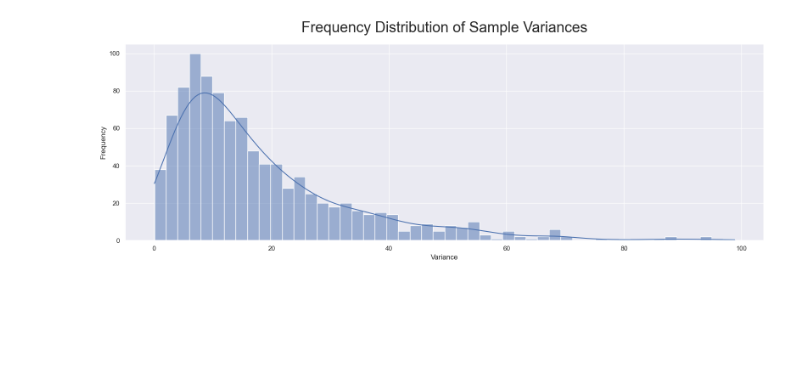
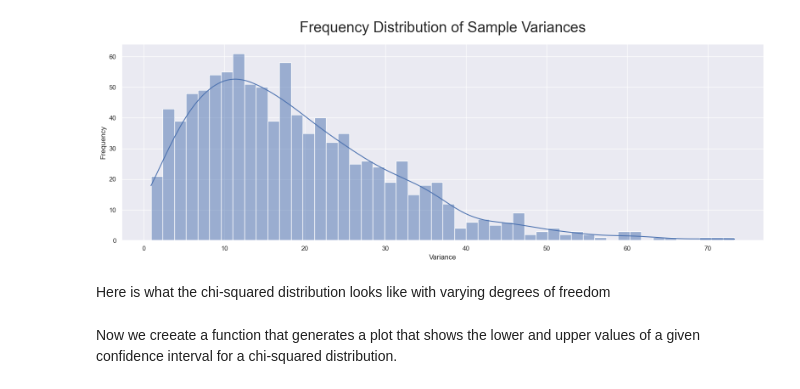
Before and after one commit to yohman/23-2-Reitaku-Stats-B, a Jupyter notebook: Week12/w12.ipynb, the cells around one changed output. Saved outputs shown, nothing was run; the diff lists cells and outputs as text; code cells hidden in the pictures; blank space fills up the shorter version.

```diff
--- a/Week12/w12.ipynb
+++ b/Week12/w12.ipynb
@@ -99,29 +110,26 @@ plt.show()
 # %%
-import seaborn as sns
-import matplotlib.pyplot as plt
+def plot_sample_variances(sample_size=4, num_samples=1000):
+    sample_variances = []
 
-# Set the theme
-sns.set_theme()
+    for _ in range(num_samples):
+        sample = np.random.choice(maguro_weight, size=sample_size)
+        sample_variance = np.var(sample)
+        sample_variances.append(sample_variance)
 
-sample_variances = []
-sample_size = 4
-num_samples = 1000
-
-for _ in range(num_samples):
-    sample = np.random.choice(maguro_weight, size=sample_size)
-    sample_variance = np.var(sample)
-    sample_variances.append(sample_variance)
-
-# Create the plot
-plt.figure(figsize=(16, 6))  # Set the plot width to 100%
-sns.histplot(sample_variances, bins=50, kde=True)  # Add kde=True to draw the KDE line
-plt.xlabel('Variance')
-plt.ylabel('Frequency')
-plt.title('Frequency Distribution of Sample Variances', fontsize=25,pad=20)
-plt.tight_layout()
-plt.show()
+    # Create the plot
+    plt.figure(figsize=(16, 6))  # Set the plot width to 100%
+    sns.histplot(sample_variances, bins=50, kde=True)  # Add kde=True to draw the KDE line
+    plt.xlabel('Variance')
+    plt.ylabel('Frequency')
+    plt.title('Frequency Distribution of Sample Variances', fontsize=25,pad=20)
+    plt.tight_layout()
+    plt.show()
-# %% [output]
-[figure, removed]
+# %%
+plot_sample_variances(5, 1000)
+# %% [output]
+[figure, added]
+# %% [markdown]
+Here is what the chi-squared distribution looks like with varying degrees of freedom
 # %%
 
 # Set the degrees of freedom
@@ -147,4 +155,6 @@ fig.update_layout(height=600)
 
 # Show the plot
 fig.show()
+# %% [markdown]
+Now we creeate a function that generates a plot that shows the lower and upper values of a given confidence interval for a chi-squared distribution.
 # %%
```
Also changed, not shown: parts of 12 cells of this notebook, 46 other files.
